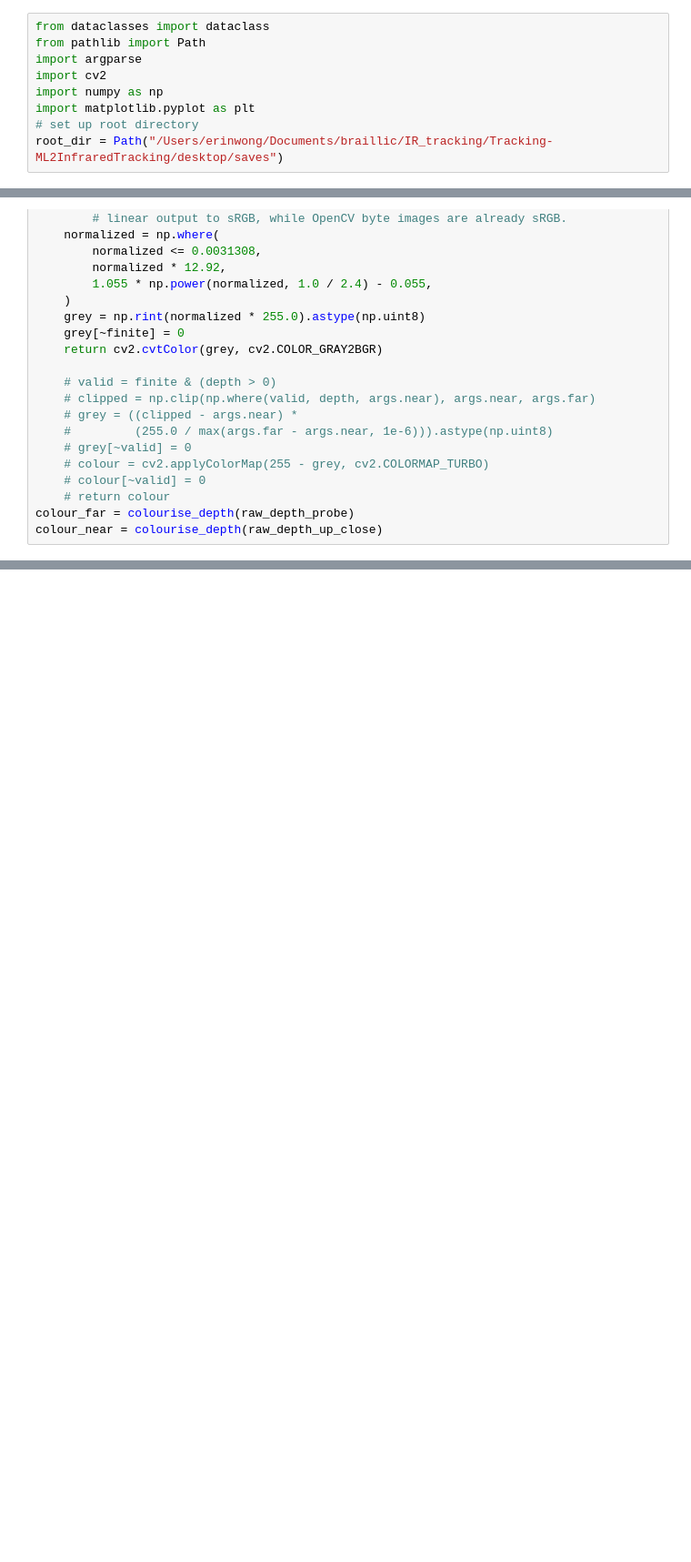
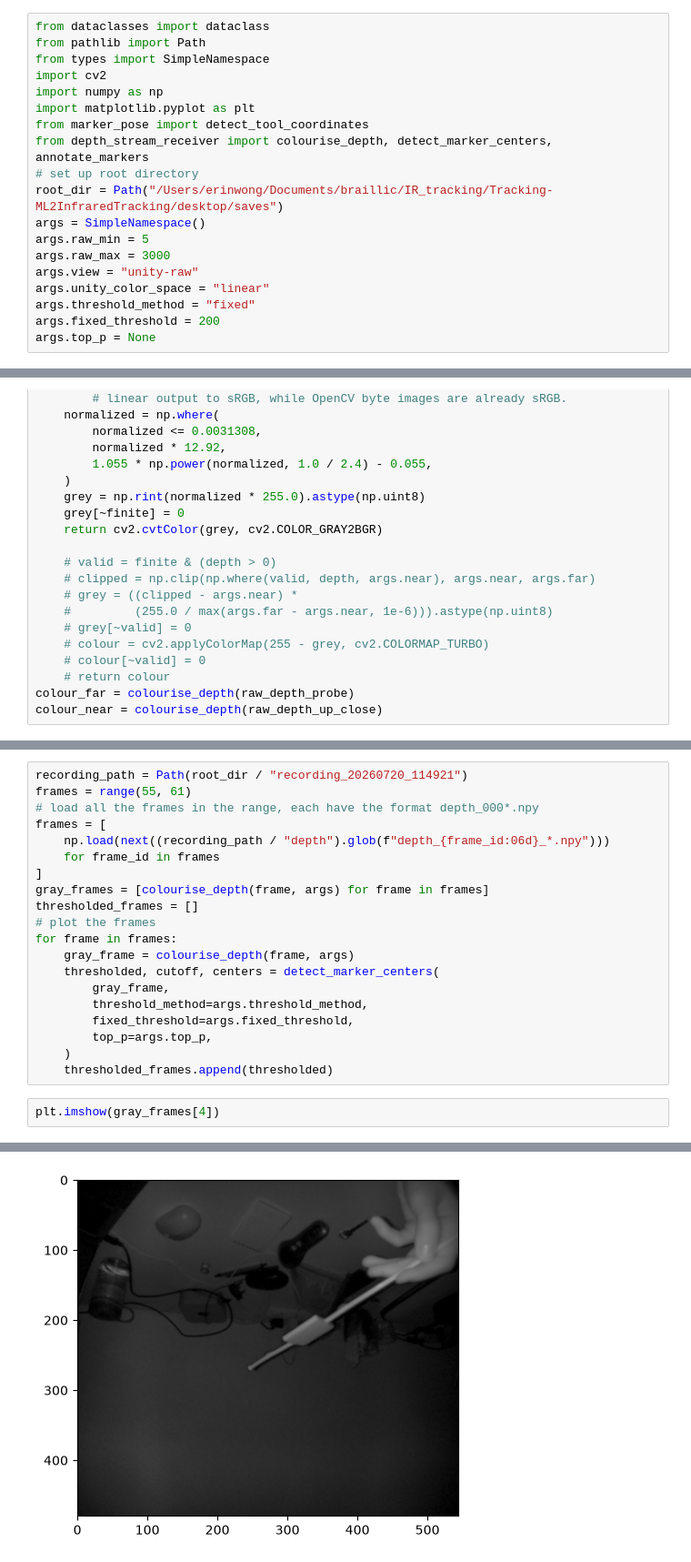
Before and after one commit to Braillic/Tracking-ML2InfraredTracking, a Jupyter notebook: desktop/depth_analysis.ipynb, the cells around one changed output, grey strips where cells are left out. Shown at 91% size. Saved outputs shown, nothing was run; the diff lists cells and outputs as text; blank space fills up the shorter version.

Commit message:
marker pose first implementation

```diff
--- a/desktop/depth_analysis.ipynb
+++ b/desktop/depth_analysis.ipynb
@@ -1,9 +1,19 @@
 # %%
 from dataclasses import dataclass
 from pathlib import Path
-import argparse
+from types import SimpleNamespace
 import cv2
 import numpy as np
 import matplotlib.pyplot as plt
+from marker_pose import detect_tool_coordinates
+from depth_stream_receiver import colourise_depth, detect_marker_centers, annotate_markers
 # set up root directory
 root_dir = Path("/Users/erinwong/Documents/braillic/IR_tracking/Tracking-ML2InfraredTracking/desktop/saves")
+args = SimpleNamespace()
+args.raw_min = 5
+args.raw_max = 3000
+args.view = "unity-raw"
+args.unity_color_space = "linear"
+args.threshold_method = "fixed"
+args.fixed_threshold = 200
+args.top_p = None
@@ -108,0 +120,23 @@ plot_depth_frames_thresholded(colour_frames, threshold_method="percentile", fig_
+# %%
+recording_path = Path(root_dir / "recording_20260720_114921")
+frames = range(55, 61)
+# load all the frames in the range, each have the format depth_000*.npy
+frames = [
+    np.load(next((recording_path / "depth").glob(f"depth_{frame_id:06d}_*.npy")))
+    for frame_id in frames
+]
+gray_frames = [colourise_depth(frame, args) for frame in frames]
+thresholded_frames = []
+# plot the frames
+for frame in frames:
+    gray_frame = colourise_depth(frame, args)
+    thresholded, cutoff, centers = detect_marker_centers(
+        gray_frame,
+        threshold_method=args.threshold_method,
+        fixed_threshold=args.fixed_threshold,
+        top_p=args.top_p,
+    )
+    thresholded_frames.append(thresholded)
+# %%
+plt.imshow(gray_frames[4])
+# %% [output]
@@ -108,0 +144 @@ plot_depth_frames_thresholded(colour_frames, threshold_method="percentile", fig_
+[figure, added]
```
Also changed, not shown: parts of 4 cells of this notebook, 21 other files.
